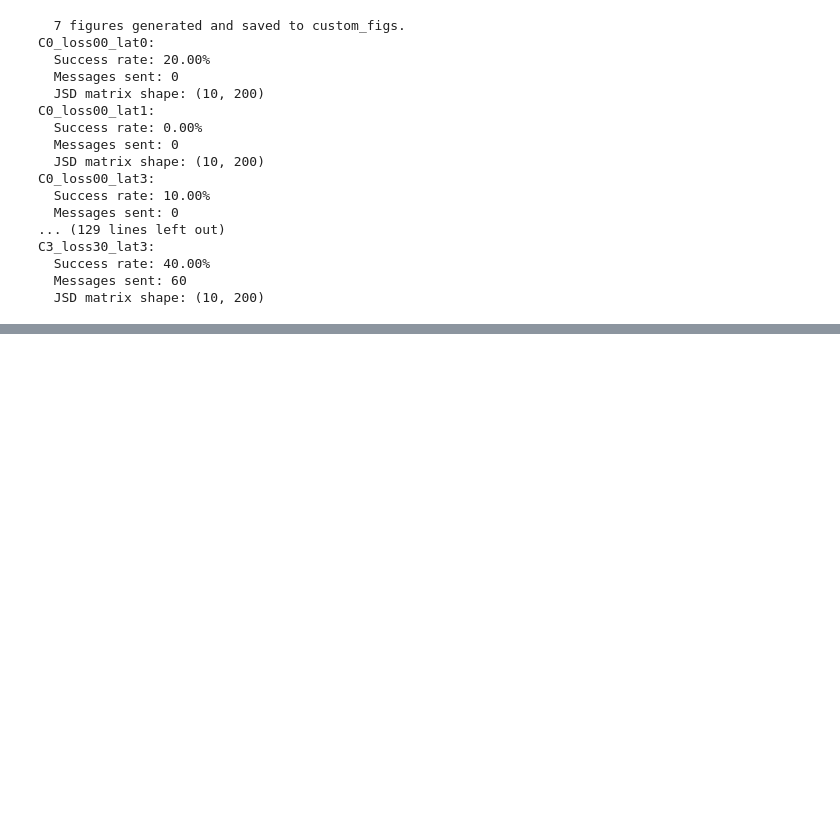
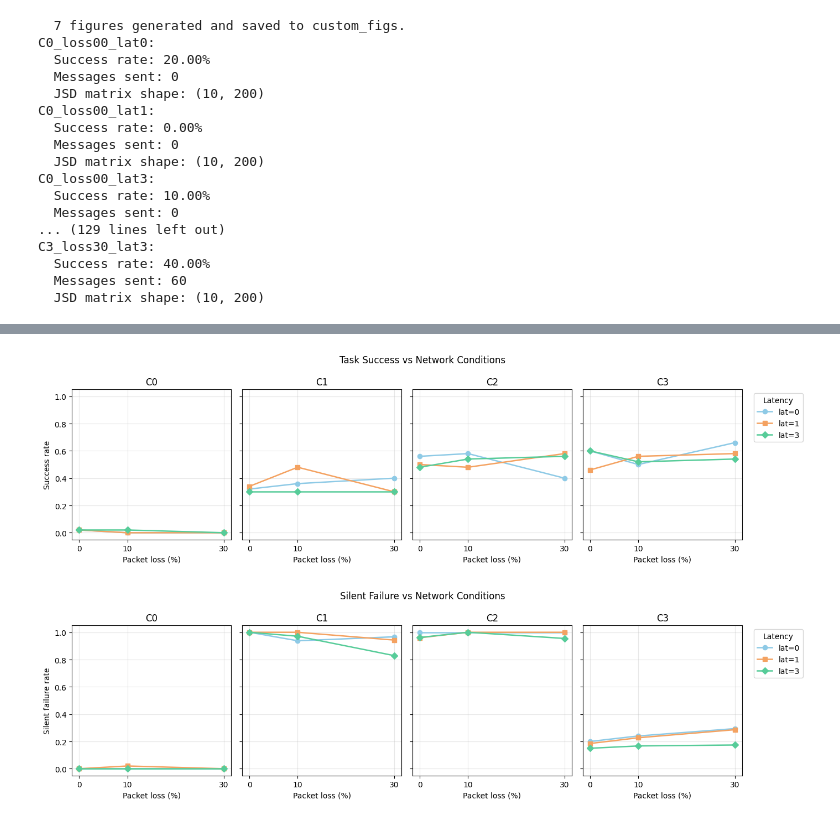
Before and after one commit to davidthfarr/agent2agent, a Jupyter notebook: Untitled.ipynb, the cells around one changed output, grey strips where cells are left out. Cells and saved outputs as stored; diff of their text form; code cells hidden in the pictures; blank space fills up the shorter version.

```diff
--- a/Untitled.ipynb
+++ b/Untitled.ipynb
@@ -45,0 +124,7 @@ C3_loss30_lat3:
+# %%
+print("\n--- Monotonicity check (success must decrease as min_agents increases) ---")
+for comm in ["C0", "C1", "C2", "C3"]:
+    vals = summary[summary["comm"] == comm].set_index("min_agents")["success"]
+    v2, v3, v4 = vals[2], vals[3], vals[4]
+    monotone = (v2 >= v3 >= v4)
+    print(f"{comm}: 2={v2:.3f} → 3={v3:.3f} → 4={v4:.3f}  {'✓' if monotone else '✗ NON-MONOTONE'}")
@@ -45,0 +180,55 @@ C3_loss30_lat3:
+# %%
+import matplotlib.pyplot as plt
+import matplotlib.gridspec as gridspec
+import numpy as np
+
+def plot_robustness(df, metric, ylabel, title, filename):
+    comms = ["C0", "C1", "C2", "C3"]
+    latencies = sorted(df["latency"].unique())
+    losses = sorted(df["loss"].unique())
+
+    colors = {0: "#8ecae6", 1: "#f4a261", 3: "#57cc99"}
+    markers = {0: "o", 1: "s", 3: "D"}
+
+    fig, axes = plt.subplots(1, 4, figsize=(14, 4), sharey=True)
+    fig.suptitle(title, fontsize=12)
+
+    for ax, comm in zip(axes, comms):
+        sub = df[df["comm"] == comm]
+        for lat in latencies:
+            lat_sub = sub[sub["latency"] == lat].sort_values("loss")
+            ax.plot(
+                lat_sub["loss"] * 100,
+                lat_sub[metric],
+                marker=markers[lat],
+                color=colors[lat],
+                label=f"lat={lat}",
+                linewidth=1.8,
+                markersize=6,
+            )
+        ax.set_title(comm)
+        ax.set_xlabel("Packet loss (%)")
+        ax.set_xticks([0, 10, 30])
+        ax.set_ylim(-0.05, 1.05)
+        ax.grid(True, alpha=0.3)
+        if ax == axes[0]:
+            ax.set_ylabel(ylabel)
+
+    axes[-1].legend(title="Latency", bbox_to_anchor=(1.05, 1), loc="upper left")
+    fig.tight_layout()
+    plt.savefig(filename, dpi=150, bbox_inches="tight")
+    plt.show()
+
+# Use min_agents=4 for the most dramatic results
+df4 = df[df["min_agents"] == 4]
+
+plot_robustness(df4, "success",     "Success rate",
+                "Task Success vs Network Conditions",
+                "fig_success_robustness.png")
+
+plot_robustness(df4, "silent_fail", "Silent failure rate",
+                "Silent Failure vs Network Conditions",
+                "fig_silentfail_robustness.png")
+# %% [output]
+[figure, added]
+[figure, added]
```
Also changed, not shown: parts of 15 cells of this notebook, 13 other files.
